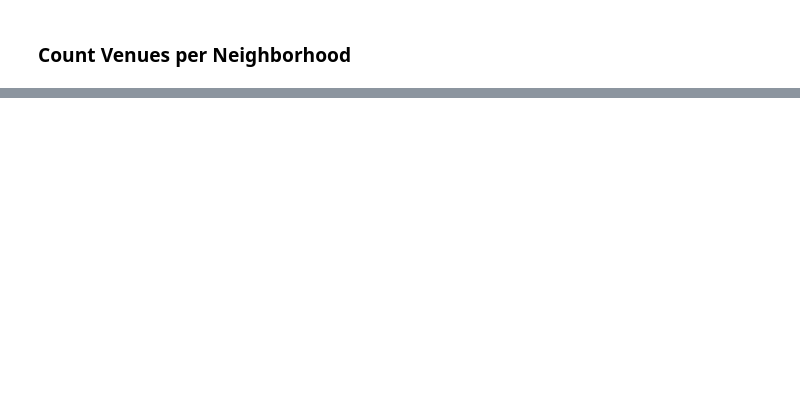
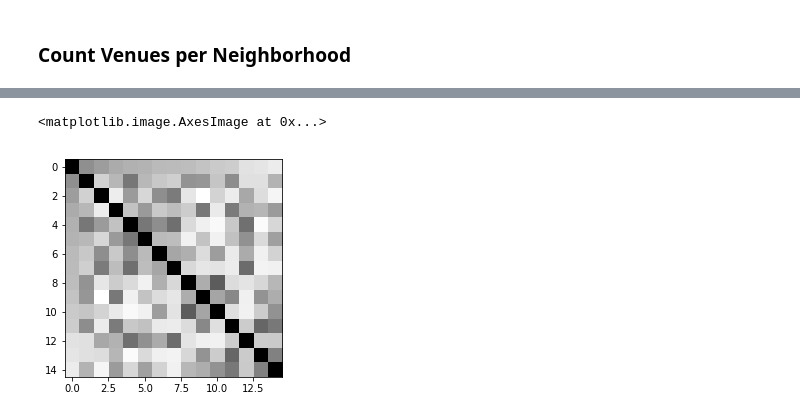
Before and after one commit to BardiyaB/Coursera_Capstone, a Jupyter notebook: capstone_project-week4.ipynb, the cells around one changed output, grey strips where cells are left out. Saved outputs shown, nothing was run; the diff lists cells and outputs as text; code cells hidden in the pictures; blank space fills up the shorter version.

```diff
--- a/capstone_project-week4.ipynb
+++ b/capstone_project-week4.ipynb
@@ -499,0 +191,7 @@ toronto_merged.loc[toronto_merged['Cluster Labels'] == i, toronto_merged.columns
+# %%
+venue_count=toronto_onehot.drop('Neighborhood', axis=1).T.sum(axis=1).to_frame()
+venue_count=venue_count.rename(columns={0:'count'})
+venue_count=venue_count.sort_values('count', ascending=False)
+top_venue_types=venue_count.iloc[0:int(venue_count.shape[0]/4)].index.values.tolist()
+# %%
+venue_categories=pd.DataFrame({'venue_type':top_venue_types})
@@ -499,0 +201,15 @@ toronto_merged.loc[toronto_merged['Cluster Labels'] == i, toronto_merged.columns
+# %%
+toronto_onehot=toronto_onehot[['Neighborhood']+top_venue_types]
+# %%
+restaurant_types=venue_categories[venue_categories.venue_type.str.contains('Restaurant')].venue_type.values.tolist()
+venue_corr=toronto_onehot.groupby(['Neighborhood']).sum().corr()
+restaurant_corr=toronto_onehot[['Neighborhood']+restaurant_types].groupby(['Neighborhood']).sum().corr().sort_values('American Restaurant', ascending=False)
+
+restaurant_types=restaurant_corr.index.values.tolist()
+restaurant_corr=restaurant_corr[restaurant_types]
+# %%
+plt.imshow(restaurant_corr,cmap='Greys',interpolation='nearest')
+#plot_corr(restaurant_corr[restaurant_types])
+# %% [output]
+<matplotlib.image.AxesImage at 0x...>
+[figure, added]
```
Also changed, not shown: parts of 94 cells of this notebook, 1 other file.
